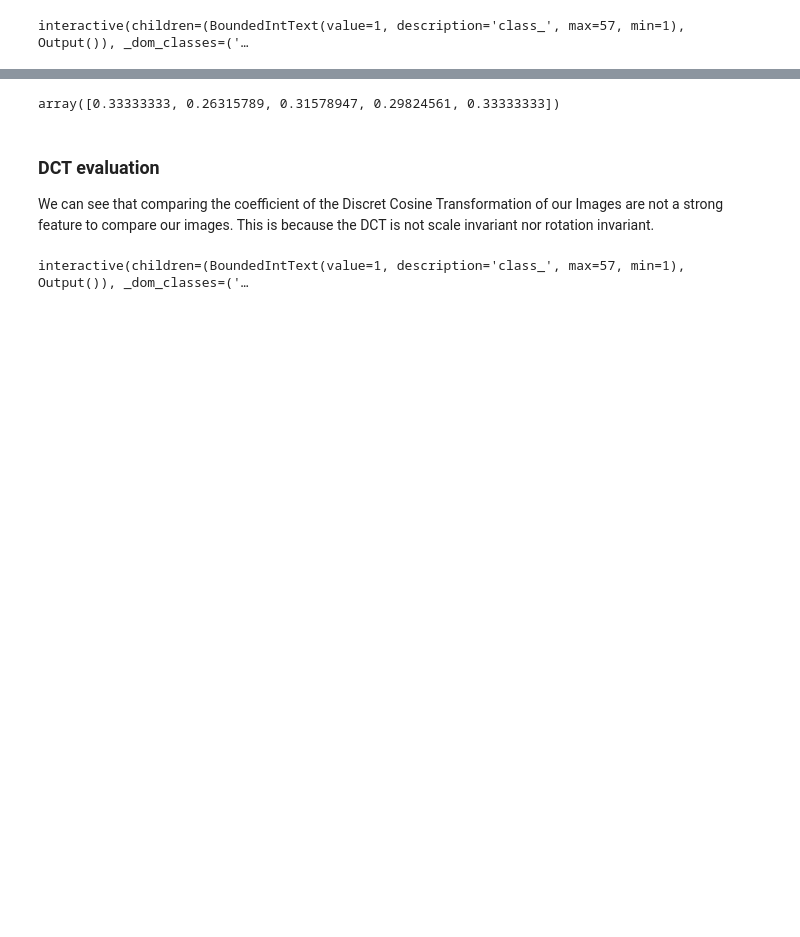
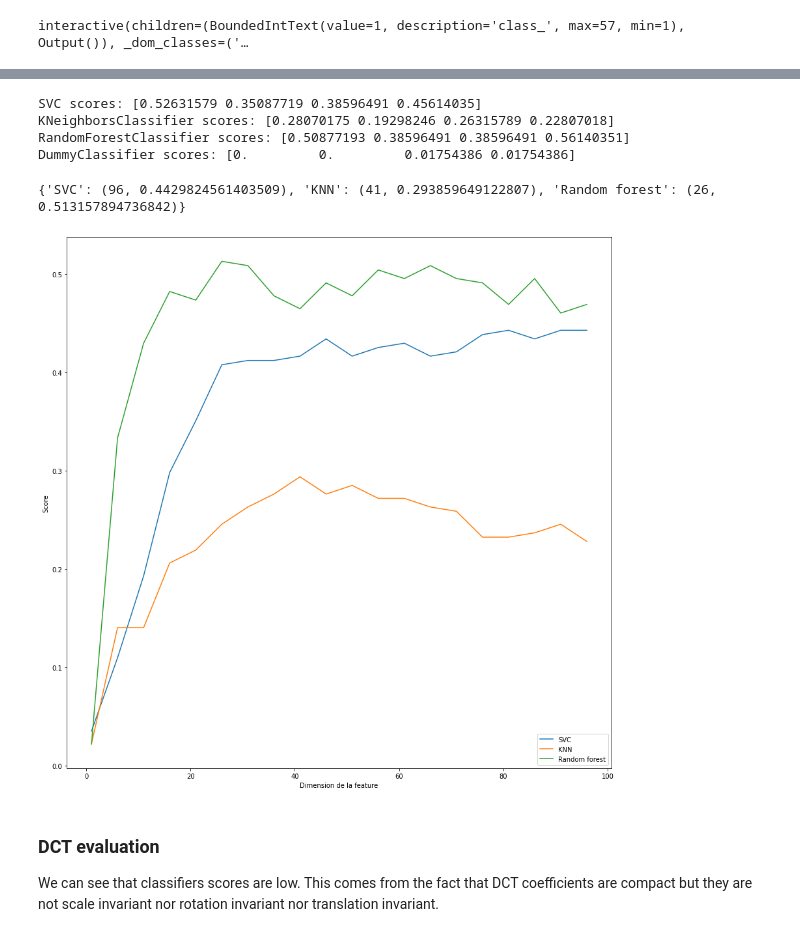
Before and after one commit to Whojo/Dobble-master-race, a Jupyter notebook: frequence.ipynb, the cells around one changed output, grey strips where cells are left out. Cells and saved outputs as stored; diff of their text form; code cells hidden in the pictures; blank space fills up the shorter version.

Commit message:
Added evaluation and comments to DCT features

```diff
--- a/frequence.ipynb
+++ b/frequence.ipynb
@@ -21,3 +70,11 @@ X.shape, Y.shape
+# %%
+from sklearn.neighbors import KNeighborsClassifier
+from sklearn.ensemble import RandomForestClassifier
+from sklearn.svm import SVC
+from sklearn.dummy import DummyClassifier
+
+from sklearn.model_selection import cross_validate
+classifiers = [SVC(), KNeighborsClassifier(), RandomForestClassifier(), DummyClassifier(strategy='uniform')]
 # %%
 nb_class = np.max(Y)
 X_old = X.copy()
@@ -345,14 +402,2 @@ array([1.        , 0.96491228, 1.        , 1.        , 0.94736842])
 # %%
 best_svc = dict_svc["estimator"][1]
-# %%
-import pandas as pd
-import seaborn as sn
-
-def print_confusion_matrix(predicted: np.array, actual: np.array) -> None:
-    confusion_matrix = pd.crosstab(actual, predicted, rownames=['Actual'], colnames=['Predicted'], margins=True)
-    plt.tick_params(axis='both', which='major', labelsize=10, labelbottom=True, bottom=True, top=True, labeltop=True)
-    sn.heatmap(confusion_matrix, annot=True, vmax=np.max(confusion_matrix.max()[:-1]))
-    plt.show()
-
-plt.rcParams["figure.figsize"] = (15,15)
-print_confusion_matrix(best_knn.predict(color_histograms), Y)
@@ -398,3 +431,20 @@ array([array([[[ 1.87795000e+05  +0.j        ,  7.30000000e+01 -12.12435565j,
+# %%
+def diagonalOrder(matrix, size):
+    row, col = matrix.shape
+    diag = []
+    for line in range(1, (row + col)):
+        if len(diag) >= size:
+            break
+        start_col = max(0, line - row)
+        count = min(line, (col - start_col), row)
+
+        for j in range(0, count):
+            if len(diag) >= size:
+                return diag
+            diag.append(matrix[min(row, line) - j - 1]
+                        [start_col + j])
+    return diag
+dct_coeffs = np.array([ diagonalOrder(dct, 150) for dct in dcts], dtype=float)
 # %%
 @interact(class_=widgets.BoundedIntText(min=1, max=nb_class))
 def print_class(class_: int) -> None:
@@ -473,20 +459,23 @@ diagonalOrder(a, 3)
-# %%
-dct_coeffs = np.array([ diagonalOrder(dct, 100) for dct in dcts], dtype=object)
-cross_val_score(knn, dct_coeffs, Y, cv=5)
-# %% [output]
-array([0.33333333, 0.26315789, 0.31578947, 0.29824561, 0.33333333])
-# %% [markdown]
-### DCT evaluation
-
-We can see that comparing the coefficient of the Discret Cosine Transformation of our Images are not a strong feature to compare our images. This is because the DCT is not scale invariant nor rotation invariant.
-# %%
-@interact(class_=widgets.BoundedIntText(min=1, max=nb_class))
-def print_class(class_: int) -> None:
-    _, ax_arr = plt.subplots(nrows=1, ncols=5, figsize=(12,4))
-    class_coeffs = dct_coeffs[Y == class_]
-    for i, x in enumerate(masks[Y == class_]):
-        ax_arr[i].imshow(x, cmap='gray')
-        ax_arr[i].axis('off')
-        ax_arr[i].set_title(str(class_coeffs[i][:2]))
-# %% [output]
-interactive(children=(BoundedIntText(value=1, description='class_', max=57, min=1), Output()), _dom_classes=('…
+# %%
+scores, _, best_estimators = evaluate_classifiers(classifiers, dct_coeffs, Y)
+
+for clf, scs in zip(classifiers, scores):
+    print(f"{type(clf).__name__} scores:", scs)
+
+best_svc, best_knn, best_rnd, best_dummy = best_estimators
+# %% [output]
+SVC scores: [0.52631579 0.35087719 0.38596491 0.45614035]
+KNeighborsClassifier scores: [0.28070175 0.19298246 0.26315789 0.22807018]
+RandomForestClassifier scores: [0.50877193 0.38596491 0.38596491 0.56140351]
+DummyClassifier scores: [0.         0.         0.01754386 0.01754386]
+# %%
+feature = [np.array(dct_coeffs[:, :i]) for i in range(1, 100, 5)]
+best_dims = optimize_feature_dim(feature, range(1, 100, 5), classifiers[:-1], ["SVC", "KNN", "Random forest"], plt)
+print(best_dims)
+# %% [output]
+{'SVC': (96, 0.4429824561403509), 'KNN': (41, 0.293859649122807), 'Random forest': (26, 0.513157894736842)}
+[figure, added]
+# %% [markdown]
+### DCT evaluation
+
+We can see that classifiers scores are low. This comes from the fact that DCT coefficients are compact but they are not scale invariant nor rotation invariant nor translation invariant.
```
Also changed, not shown: parts of 27 cells of this notebook.
